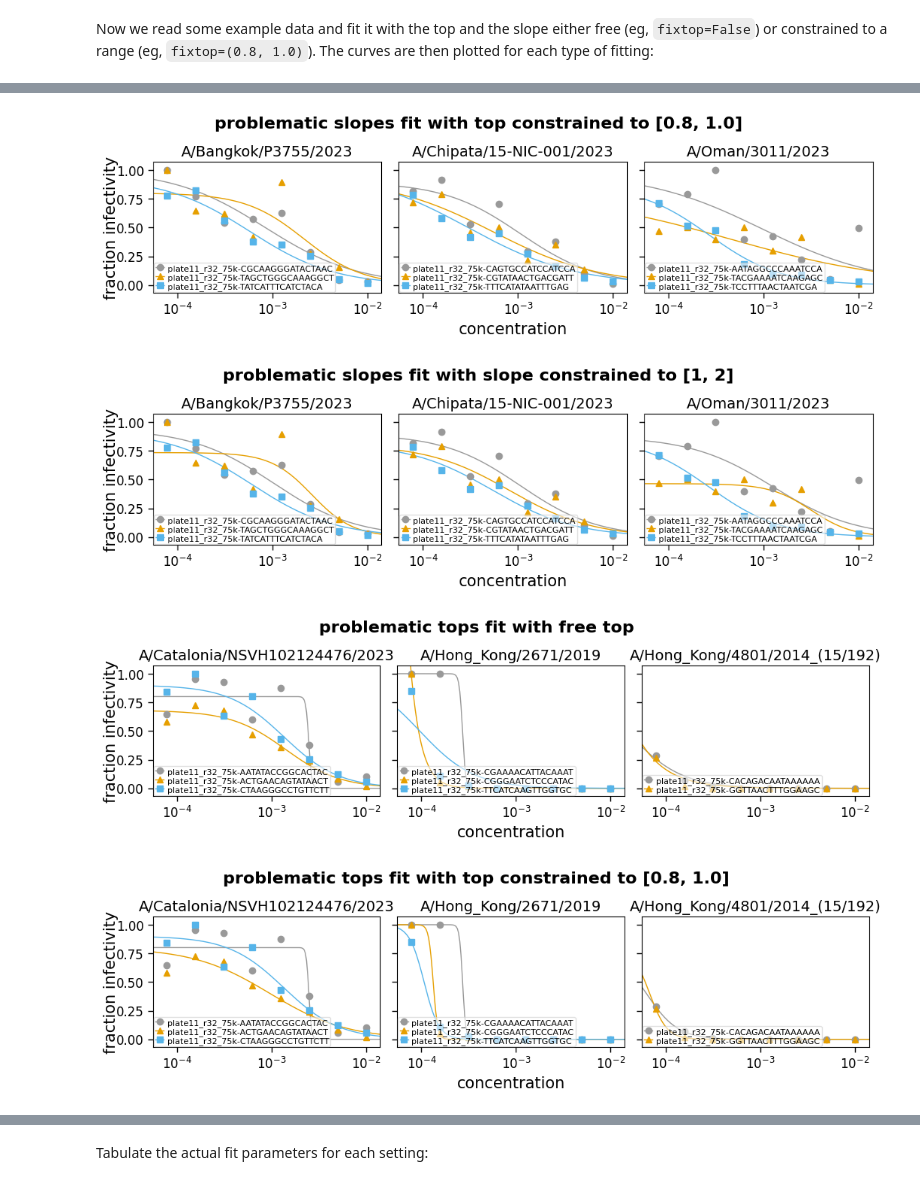
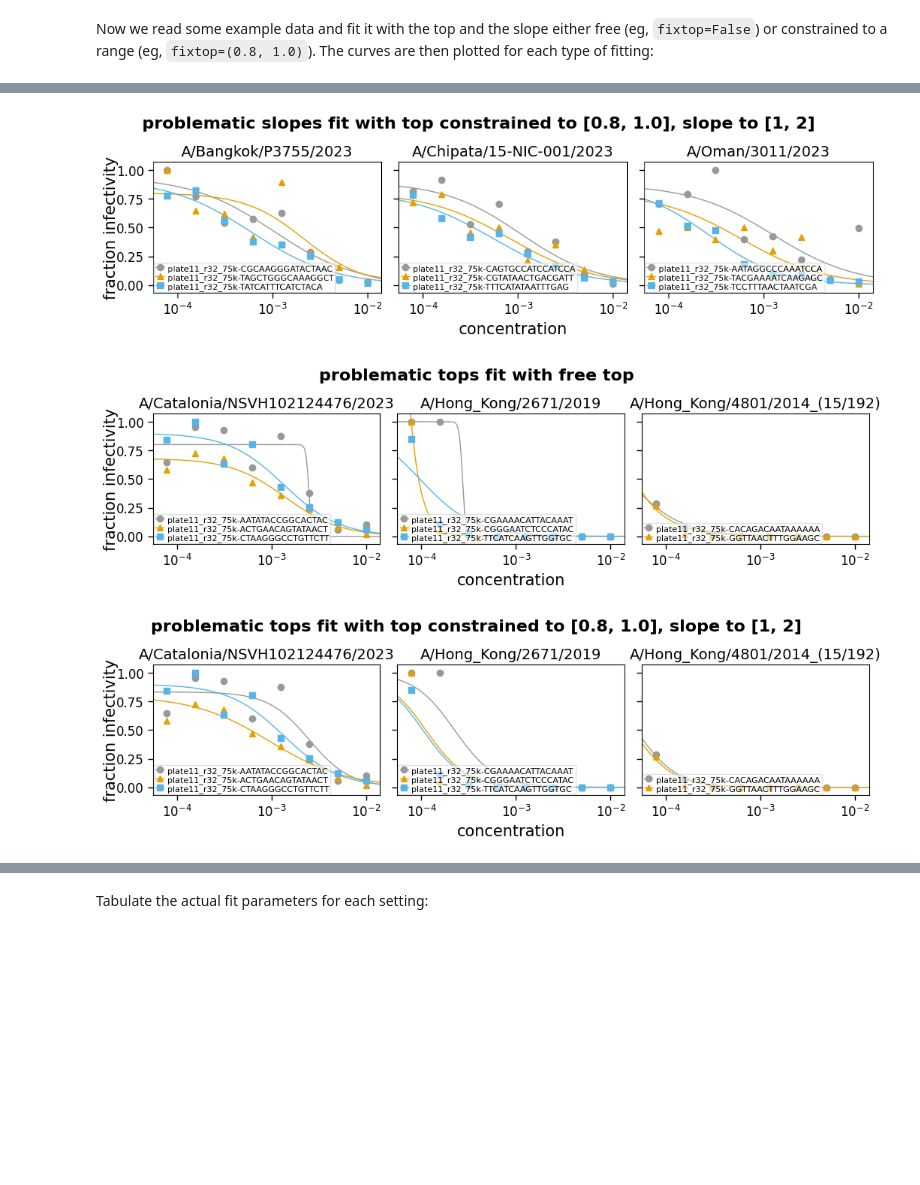
Before and after one commit to jbloomlab/neutcurve, a Jupyter notebook: notebooks/constrain_params_range.ipynb, the cells around one changed output, grey strips where cells are left out. Drawn from its saved outputs; the diff is of its cells as text; code cells hidden in the pictures; blank space fills up the shorter version.

```diff
--- a/notebooks/constrain_params_range.ipynb
+++ b/notebooks/constrain_params_range.ipynb
@@ -36,43 +36,44 @@ fit_params = []
 for group, group_data in data.groupby("serum"):
     for desc, fixtop, fixslope in [
         ("free top", False, False),
-        ("top constrained to [0.8, 1.0]", (0.8, 1.0), False),
-        ("slope constrained to [1, 2]", False, (1, 2)),
+        ("top constrained to [0.8, 1.0], slope to [1, 2]", (0.8, 1), (1, 2)),
     ]:
         fits = neutcurve.CurveFits(group_data, fixtop=fixtop, fixslope=fixslope)
 
         fig, _ = fits.plotReplicates(
             sera=[group],
             attempt_shared_legend=False,
             legendfontsize=8,
             heightscale=1.1,
             widthscale=1.1,
             subplot_titles="{virus}",
         )
         _ = fig.suptitle(
             f"{group} fit with {desc}",
             y=0.95,
             fontsize=16,
             fontweight="bold",
         )
         fig.tight_layout()
         display(fig)
         plt.close(fig)
 
-        fit_params.append(
-            fits.fitParams(average_only=False, no_average=True)
-            .assign(fit_method=desc)
-            .drop(columns=["nreplicates", "ic50_str", "midpoint_bound"])
-        )
+        if desc != "free top":
+            fit_params.append(
+                fits.fitParams(average_only=False, no_average=True)
+                .assign(fit_method=desc)
+                .drop(columns=["nreplicates", "ic50_str", "midpoint_bound"])
+            )
     print("\n\n")
 
 fit_params = pd.concat(fit_params, ignore_index=True)
 fit_params = fit_params[
     ["fit_method"] + [c for c in fit_params.columns if c != "fit_method"]
 ]
+if fit_params["fit_method"].nunique() == 1:
+    fit_params = fit_params.drop(columns="fit_method")
 # %% [output]
 [figure]
-[figure, old version]
+[figure, new version]
-[figure, old version]
+[figure, new version]
-[figure, old version]
+[figure, new version]
-[figure, removed]
```
Also changed, not shown: parts of 2 cells of this notebook.
